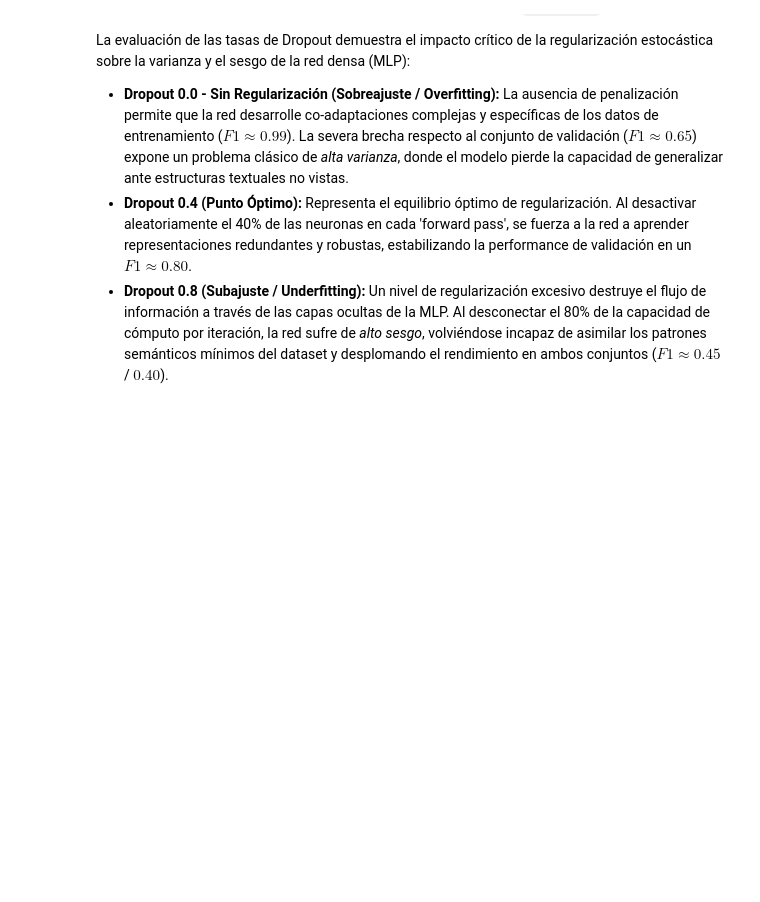
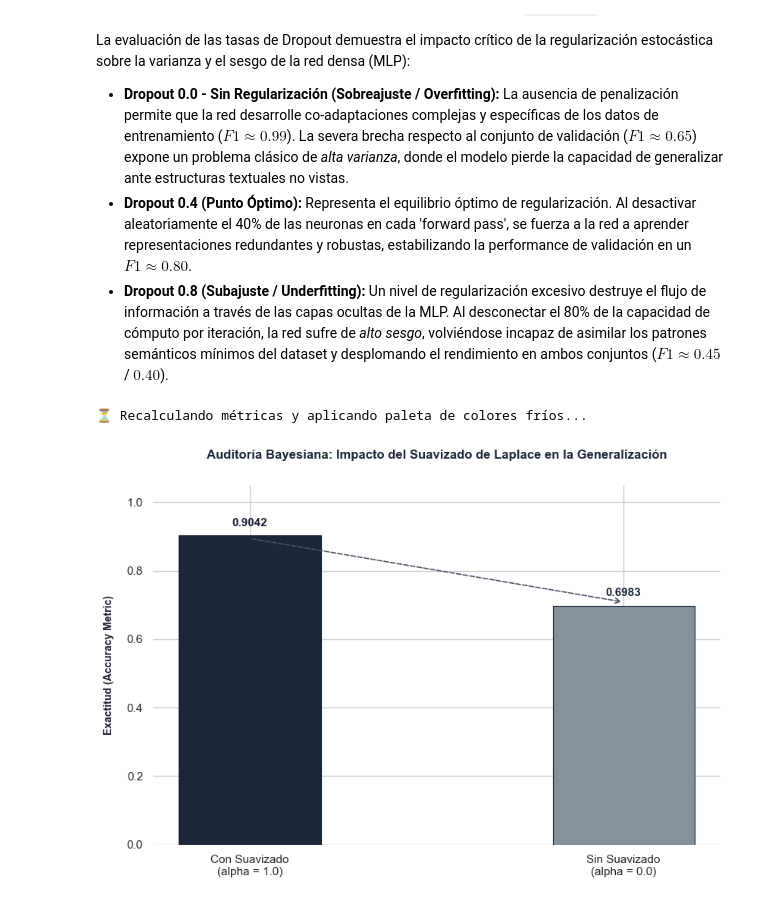
Before and after one commit to GAGU7DATA/20newsgroups-Auditoria-Experimentos., a Jupyter notebook: experimentos_auditoria.ipynb, the cells around one changed output. Cells and saved outputs as stored; diff of their text form; code cells hidden in the pictures; blank space fills up the shorter version.

Commit message:
Auditoria Bayesiana: analisis e impacto del suavizado de Laplace

```diff
--- a/experimentos_auditoria.ipynb
+++ b/experimentos_auditoria.ipynb
@@ -111,0 +156,70 @@ La evaluación de las tasas de Dropout demuestra el impacto crítico de la regul
+# %%
+import numpy as np
+import matplotlib.pyplot as plt
+import seaborn as sns
+from sklearn.datasets import fetch_20newsgroups
+from sklearn.feature_extraction.text import TfidfVectorizer
+from sklearn.naive_bayes import MultinomialNB
+from sklearn.metrics import accuracy_score
+
+print("⏳ Recalculando métricas y aplicando paleta de colores fríos...")
+# 1. Conjunto de datos autónomo
+categorias_demo = ['sci.space', 'comp.graphics', 'rec.sport.baseball']
+demo_train = fetch_20newsgroups(subset='train', categories=categorias_demo, remove=('headers', 'footers', 'quotes'))
+demo_test = fetch_20newsgroups(subset='test', categories=categorias_demo, remove=('headers', 'footers', 'quotes'))
+
+# 2. Vectorización TF-IDF
+vectorizador_demo = TfidfVectorizer(max_features=5000)
+X_train_demo = vectorizador_demo.fit_transform(demo_train.data)
+X_test_demo = vectorizador_demo.transform(demo_test.data)
+
+y_train_demo = demo_train.target
+y_test_demo = demo_test.target
+
+# 3. Modelos
+nb_con = MultinomialNB(alpha=1.0)
+nb_con.fit(X_train_demo, y_train_demo)
+acc_con = accuracy_score(y_test_demo, nb_con.predict(X_test_demo))
+
+nb_sin = MultinomialNB(alpha=0.0)
+nb_sin.fit(X_train_demo, y_train_demo)
+acc_sin = accuracy_score(y_test_demo, nb_sin.predict(X_test_demo))
+
+# ==============================================================================
+# PALETA DE COLORES FRÍOS (Identidad corporativa de la entrega)
+# ==============================================================================
+plt.figure(figsize=(8.5, 6), facecolor='#ffffff')
+sns.set_theme(style="whitegrid")
+
+configuraciones = ['Con Suavizado\n(alpha = 1.0)', 'Sin Suavizado\n(alpha = 0.0)']
+valores_accuracy = [acc_con, acc_sin]
+
+# Azul pizarra profundo (Óptimo) y Gris azulado (Degradado)
+colores_frios = ['#1B263B', '#85929E']
+
+# Crear barras con bordes estilizados
+barras = plt.bar(configuraciones, valores_accuracy, color=colores_frios, width=0.38, edgecolor='#0D1B2A', linewidth=0.8)
+
+# Configuración de títulos y ejes
+plt.title('Auditoría Bayesiana: Impacto del Suavizado de Laplace en la Generalización',
+          fontsize=12, fontweight='bold', pad=25, color='#1B263B', family='sans-serif')
+plt.ylabel('Exactitud (Accuracy Metric)', fontsize=10, fontweight='bold', labelpad=12, color='#1B263B')
+plt.ylim(0, 1.05)
+
+# Etiquetas numéricas en la cima de cada barra
+for barra in barras:
+    yval = barra.get_height()
+    plt.text(barra.get_x() + barra.get_width()/2.0, yval + 0.02, f'{yval:.4f}',
+             ha='center', va='bottom', fontsize=11, fontweight='bold', color='#1B263B')
+
+# Flecha discontinua sutil marcando la pérdida de performance
+plt.annotate('', xy=(1, acc_sin + 0.01), xytext=(0, acc_con - 0.01),
+             arrowprops=dict(arrowstyle="->", color='#4A5568', lw=1.2, ls='--'))
+
+# Ajustar bordes del gráfico para máxima limpieza
+sns.despine(left=True, bottom=True)
+plt.tight_layout()
+plt.show()
+# %% [output]
+⏳ Recalculando métricas y aplicando paleta de colores fríos...
+[figure, added]
```
Also changed, not shown: parts of 2 cells of this notebook, 2 other files.
